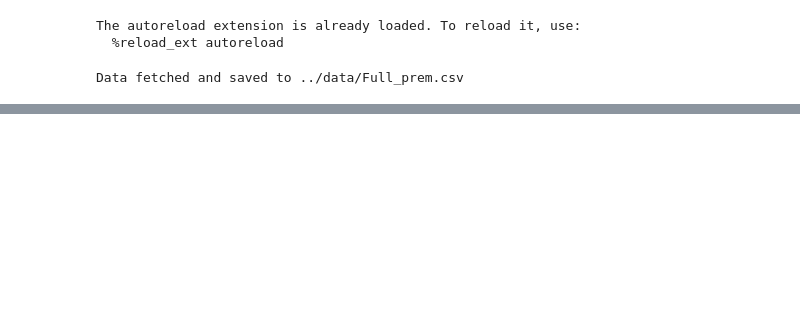
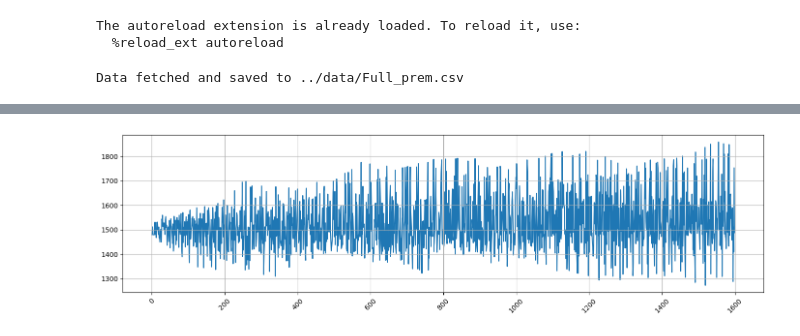
Before and after one commit to heiken1108/Match-Predictor, a Jupyter notebook: notebooks/New Utils Test.ipynb, the cells around one changed output, grey strips where cells are left out. Saved outputs shown, nothing was run; the diff lists cells and outputs as text; code cells hidden in the pictures; blank space fills up the shorter version.

```diff
--- a/notebooks/New Utils Test.ipynb
+++ b/notebooks/New Utils Test.ipynb
@@ -48,0 +50,4 @@ pred_util.evaluate_probability_prediction(data_with_probs)
+# %%
+plot_util.plot_series(data_with_probs['Home ELO'], figsize=figsize)
+# %% [output]
+[figure, added]
```
Also changed, not shown: parts of 4 cells of this notebook, 2 other files.
